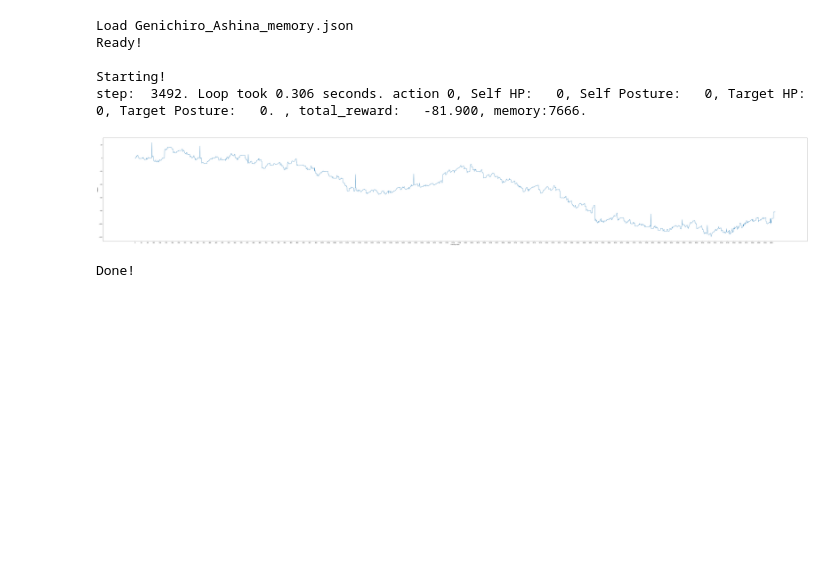
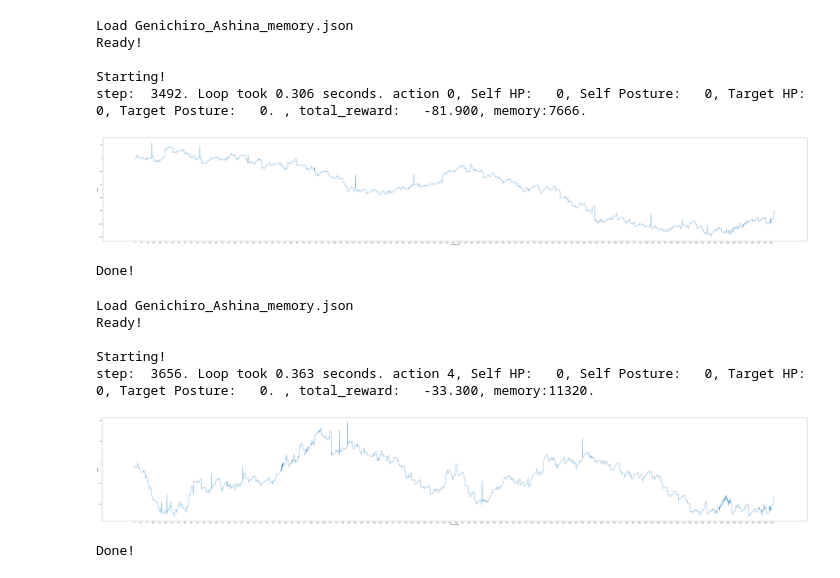
Before and after one commit to ricagj/pysekiro, a Jupyter notebook: train_history.ipynb, the cells around one changed output. Saved outputs shown, nothing was run; the diff lists cells and outputs as text; code cells hidden in the pictures; blank space fills up the shorter version.

```diff
--- a/train_history.ipynb
+++ b/train_history.ipynb
@@ -44,3 +44,13 @@ Starting!
 step:  3492. Loop took 0.306 seconds. action 0, Self HP:   0, Self Posture:   0, Target HP:   0, Target Posture:   0. , total_reward:   -81.900, memory:7666.
 [figure]
 Done!
+# %%
+train.run()
+# %% [output]
+Load Genichiro_Ashina_memory.json
+Ready!
+
+Starting!
+step:  3656. Loop took 0.363 seconds. action 4, Self HP:   0, Self Posture:   0, Target HP:   0, Target Posture:   0. , total_reward:   -33.300, memory:11320.
+[figure, added]
+Done!
```
Also changed, not shown: 11 other files.
